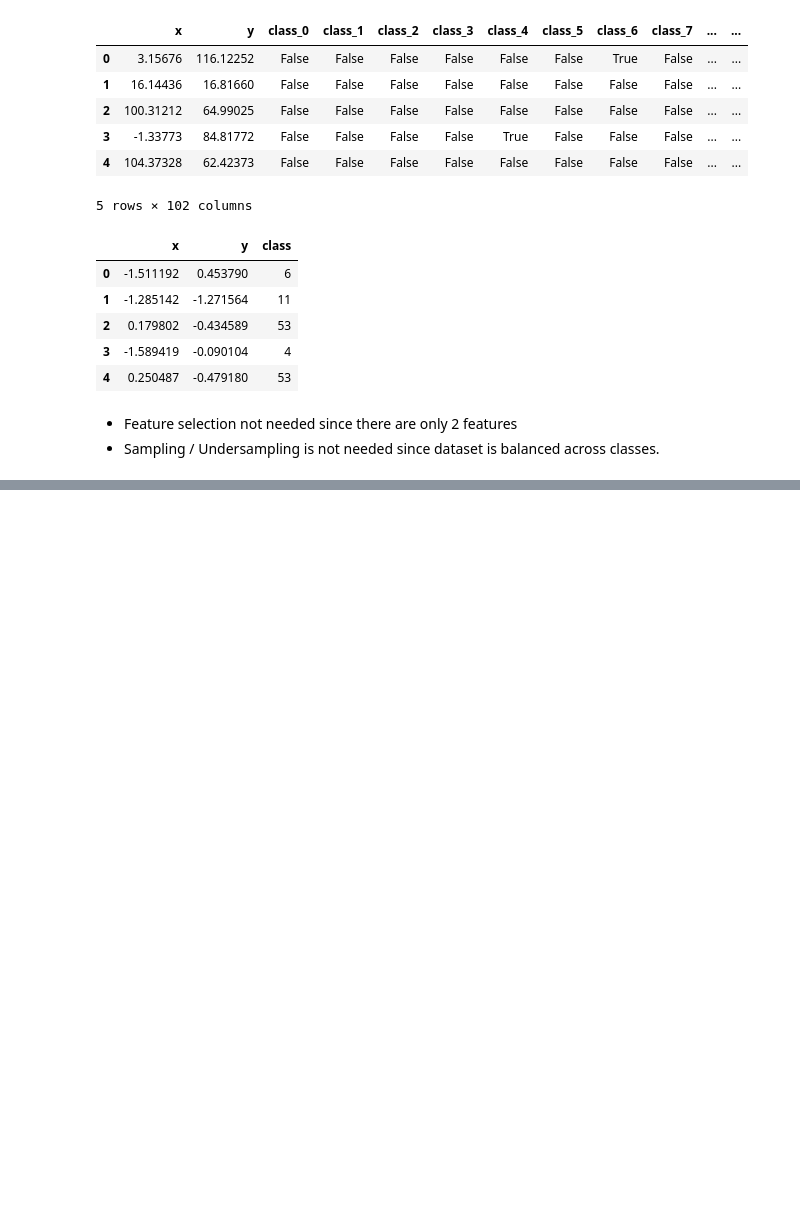
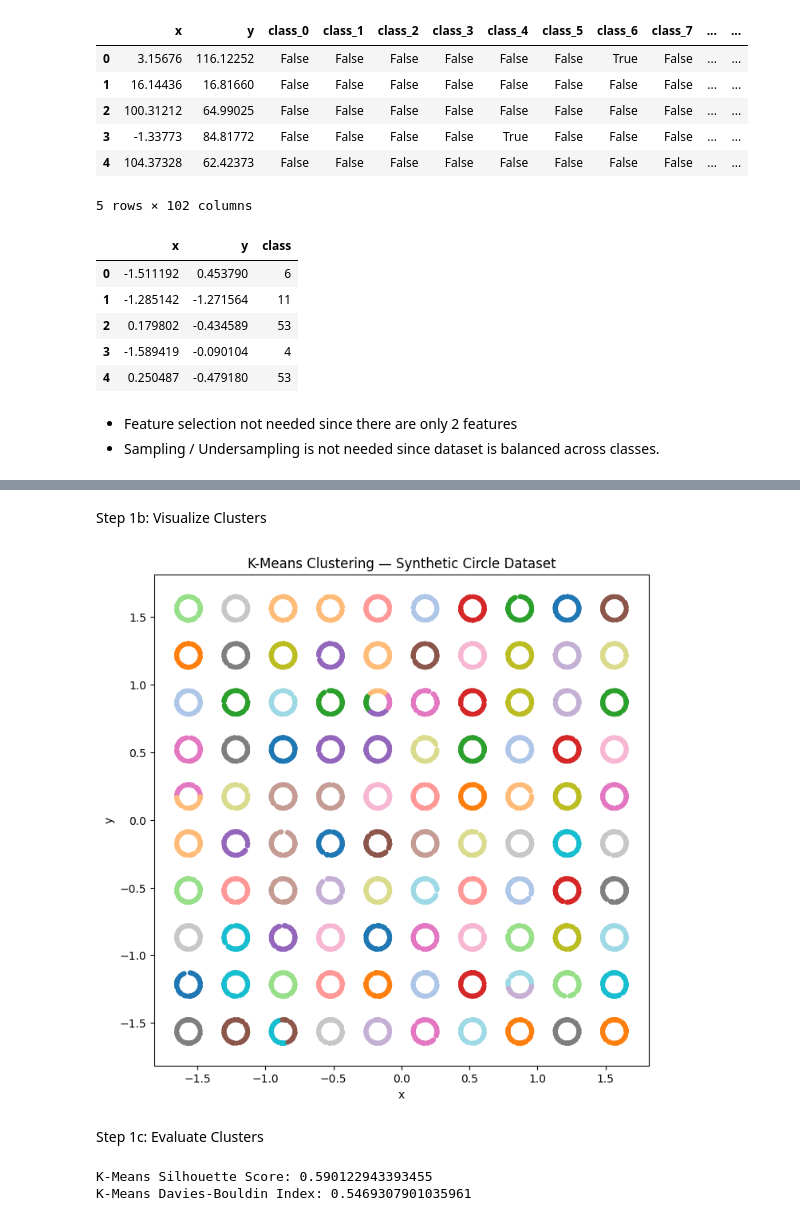
Before and after one commit to neha-palak/IML_A2, a Jupyter notebook: assignment2.ipynb, the cells around one changed output, grey strips where cells are left out. Cells and saved outputs as stored; diff of their text form; code cells hidden in the pictures; blank space fills up the shorter version.

Commit message:
Clustering 1st method

```diff
--- a/assignment2.ipynb
+++ b/assignment2.ipynb
@@ -259,0 +274,5 @@ circles['distance_from_origin'] = np.sqrt(circles['x']**2 + circles['y']**2)
+# %%
+#Scaling features
+
+scaler = StandardScaler()
+circles[['x', 'y']] = scaler.fit_transform(circles[['x', 'y']])
@@ -259,0 +288,24 @@ circles['distance_from_origin'] = np.sqrt(circles['x']**2 + circles['y']**2)
+# %%
+kmeans = KMeans(n_clusters=100, init='k-means++', random_state=42)
+kmeans_labels = kmeans.fit_predict(circles[['x', 'y']])
+# %% [markdown]
+Step 1b: Visualize Clusters
+# %%
+plt.figure(figsize=(8, 8))
+sns.scatterplot(x=circles['x'], y=circles['y'], hue=kmeans_labels, palette='tab20', s=20, linewidth=0)
+plt.title("K-Means Clustering — Synthetic Circle Dataset")
+plt.legend([], [], frameon=False)  # Hide legend for clarity
+plt.show()
+# %% [output]
+[figure, added]
+# %% [markdown]
+Step 1c: Evaluate Clusters
+# %%
+sil_score = silhouette_score(circles[['x', 'y']], kmeans_labels)
+db_score = davies_bouldin_score(circles[['x', 'y']], kmeans_labels)
+
+print("K-Means Silhouette Score:", sil_score)
+print("K-Means Davies-Bouldin Index:", db_score)
+# %% [output]
+K-Means Silhouette Score: 0.590122943393455
+K-Means Davies-Bouldin Index: 0.5469307901035961
```
Also changed, not shown: parts of 6 cells of this notebook.
